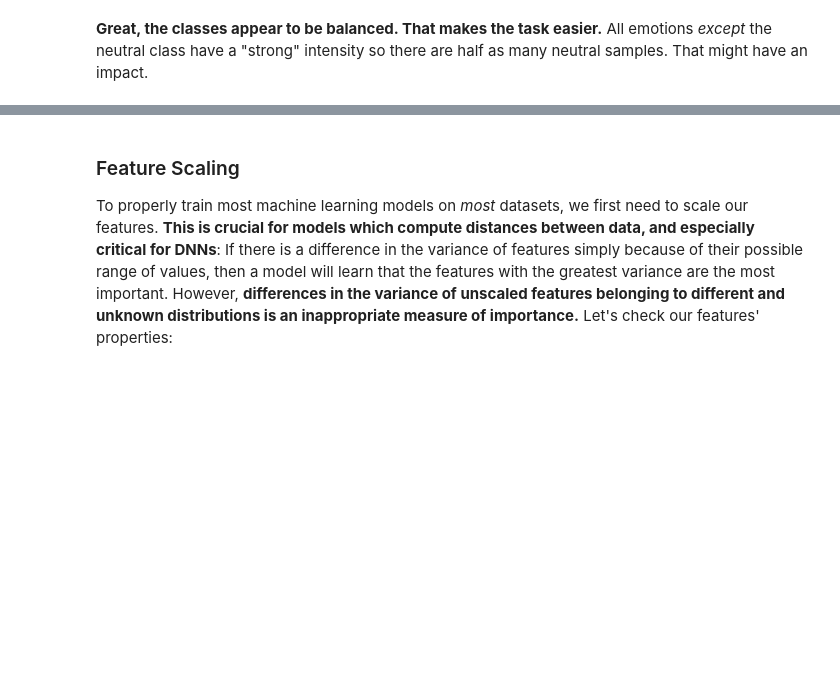
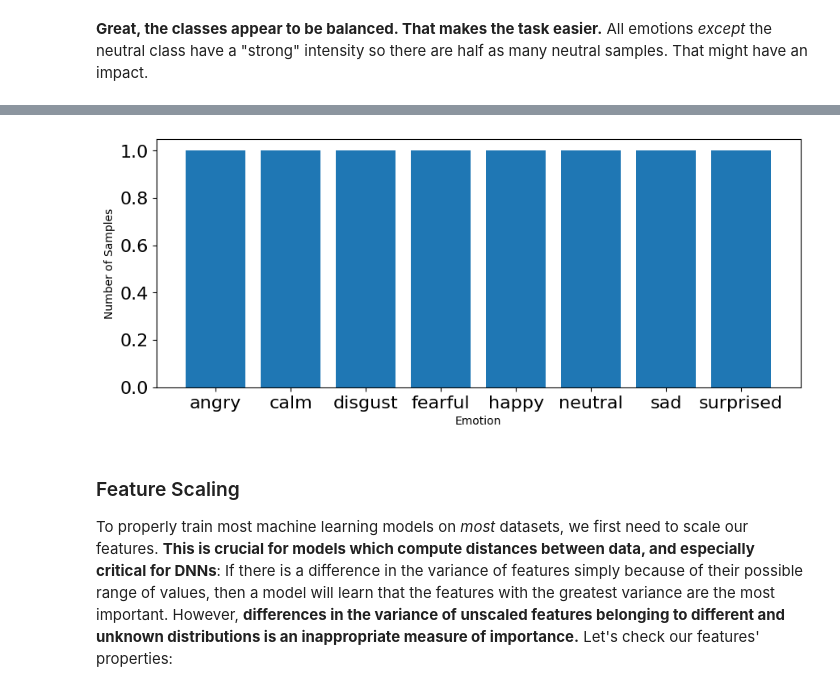
Before and after one commit to Ninavo15/Week3-ClassicML, a Jupyter notebook: Week_3_MachineLearning.ipynb, the cells around one changed output, grey strips where cells are left out. Cells and saved outputs as stored; diff of their text form; code cells hidden in the pictures; blank space fills up the shorter version.

```diff
--- a/Week_3_MachineLearning.ipynb
+++ b/Week_3_MachineLearning.ipynb
@@ -315,3 +317,8 @@ plt.show()
 [figure]
 # %% [markdown]
 **Great, the classes appear to be balanced. That makes the task easier.** All emotions _except_ the neutral class have a "strong" intensity so there are half as many neutral samples. That might have an impact.
+# %%
+featuresMine=pd.read_csv('MyfeaturesRavdess.csv',index_col=0)
+emotionMine=pd.read_csv('MyemotionsRavdess.csv',index_col=0)
+
+featuresMine.head()
@@ -318,3 +333,17 @@ plt.show()
+# %%
+# plot emotions
+plt.figure(figsize=(35,4))
+plt.subplot(1,3,1)
+#np.unique returns ordered list of unique elements and count of each element
+emotionMine_list, count = np.unique(emotionMine, return_counts=True)
+plt.bar(x=range(8), height=count)
+plt.xticks(ticks=range(8), labels = [emotionMine for emotionMine in emotionMine_list],fontsize=10)
+plt.xlabel('Emotion')
+plt.tick_params(labelsize=16)
+plt.ylabel('Number of Samples')
+plt.show()
+# %% [output]
+[figure, added]
 # %% [markdown]
 ### Feature Scaling
 To properly train most machine learning models on _most_ datasets, we first need to scale our features. **This is crucial for models which compute distances between data, and especially critical for DNNs**: If there is a difference in the variance of features simply because of their possible range of values, then a model will learn that the features with the greatest variance are the most important. However, **differences in the variance of unscaled features belonging to different and unknown distributions is an inappropriate measure of importance.** Let's check our features' properties:
```
Also changed, not shown: parts of 5 cells of this notebook.
